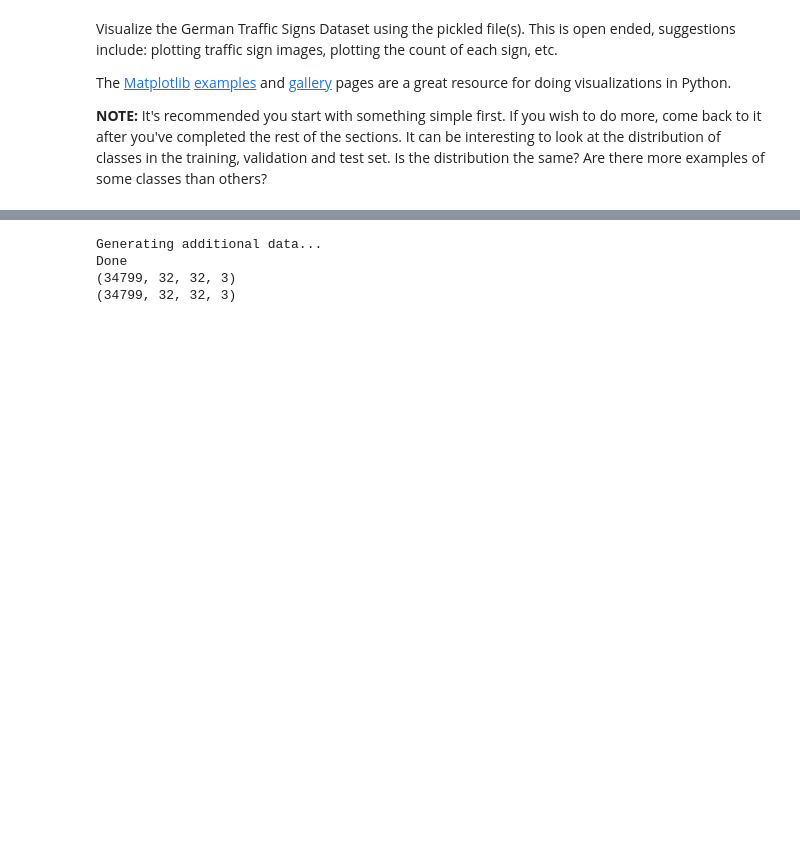
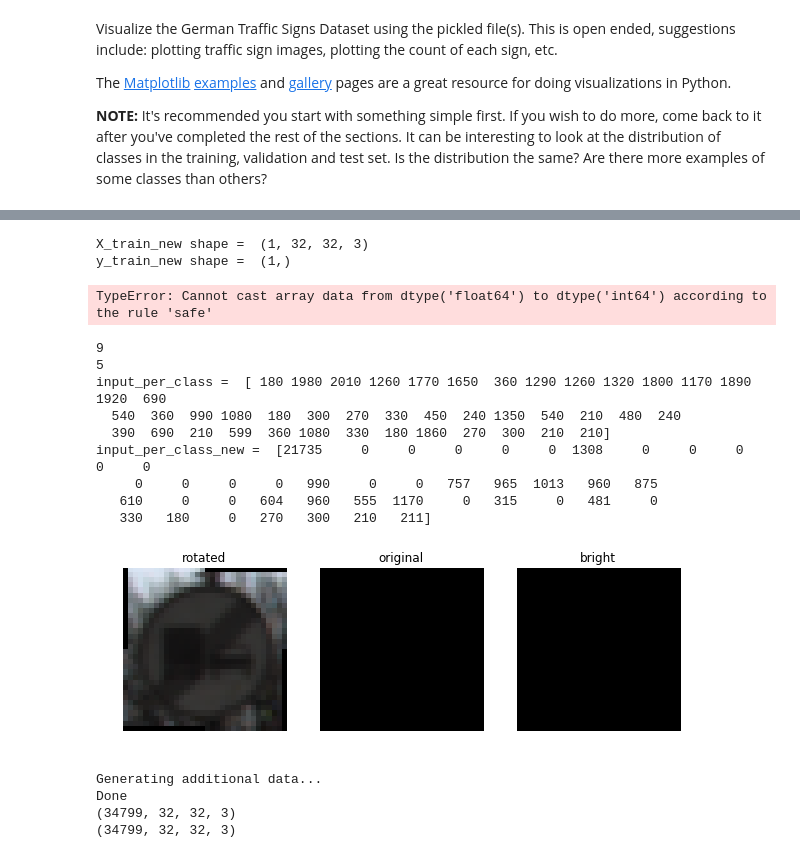
Before and after one commit to pomeroyd/project2_r1p0, a Jupyter notebook: Traffic_Sign_Classifier.ipynb, the cells around one changed output, grey strips where cells are left out. Drawn from its saved outputs; the diff is of its cells as text; code cells hidden in the pictures; blank space fills up the shorter version.

Commit message:
working loops to add data

```diff
--- a/Traffic_Sign_Classifier.ipynb
+++ b/Traffic_Sign_Classifier.ipynb
@@ -280 +346,49 @@ where
+# %%
+print("X_train_new shape = ",X_train_new.shape)
+print("y_train_new shape = ",y_train_new.shape)
+input_per_class_new = np.bincount(y_train_new)
+print("input_per_class_new = ",input_per_class_new)
+print(X_train_new.shape)
+# %% [output]
+X_train_new shape =  (1, 32, 32, 3)
+y_train_new shape =  (1,)
+TypeError: Cannot cast array data from dtype('float64') to dtype('int64') according to the rule 'safe'
+# %%
+fig, axs = plt.subplots(1,3, figsize=(10, 3))
+axs = axs.ravel()
+
+axs[0].axis('off')
+axs[0].set_title('rotated')
+axs[0].imshow(X_train_new[0])
+
+axs[1].axis('off')
+axs[1].set_title('original')
+axs[1].imshow(X_train_new[2458])
+
+axs[2].axis('off')
+axs[2].set_title('bright')
+axs[2].imshow(X_train_new[100])
+class_no = 0
+print(min(int(max_inputs / inputs_per_class[class_no]) - 1, len(angles) - 1)-1)
+
+print(min(5,7))
+
+print("input_per_class = ",inputs_per_class)
+print("input_per_class_new = ",input_per_class_new)
+
+for class_no in range(len(inputs_per_class)):
+    input_ratio = min(int(max_inputs / inputs_per_class[class_no]) - 1, len(angles) - 1)-1
+    #input_ratio_count = input_ratio_count+input_ratio
+    #print(input_ratio, max_inputs,inputs_per_class[class_no])
+# %% [output]
+9
+5
+input_per_class =  [ 180 1980 2010 1260 1770 1650  360 1290 1260 1320 1800 1170 1890 1920  690
+  540  360  990 1080  180  300  270  330  450  240 1350  540  210  480  240
+  390  690  210  599  360 1080  330  180 1860  270  300  210  210]
+input_per_class_new =  [21735     0     0     0     0     0  1308     0     0     0     0     0
+     0     0     0     0   990     0     0   757   965  1013   960   875
+   610     0     0   604   960   555  1170     0   315     0   481     0
+   330   180     0   270   300   210   211]
+[figure, added]
 # %%
```
Also changed, not shown: parts of 6 cells of this notebook.
